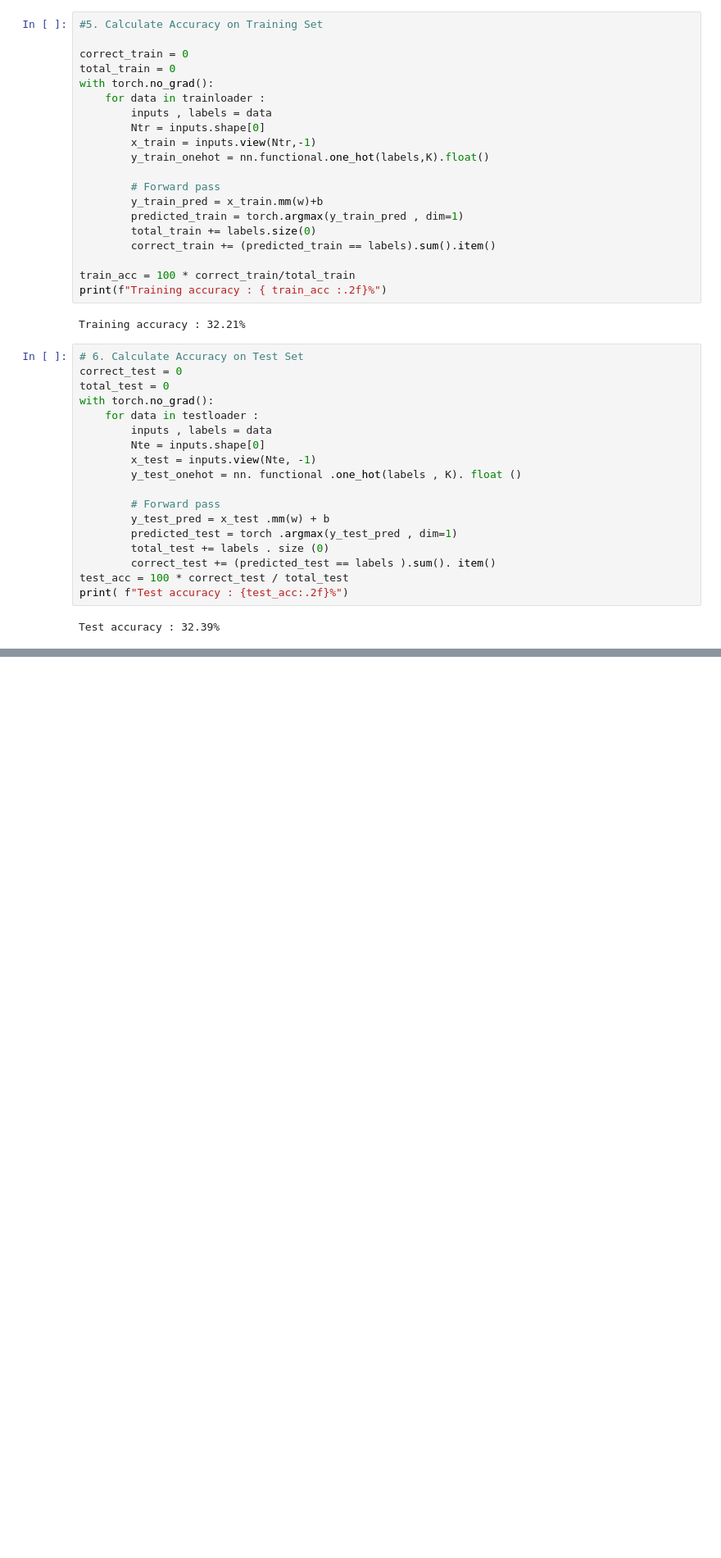
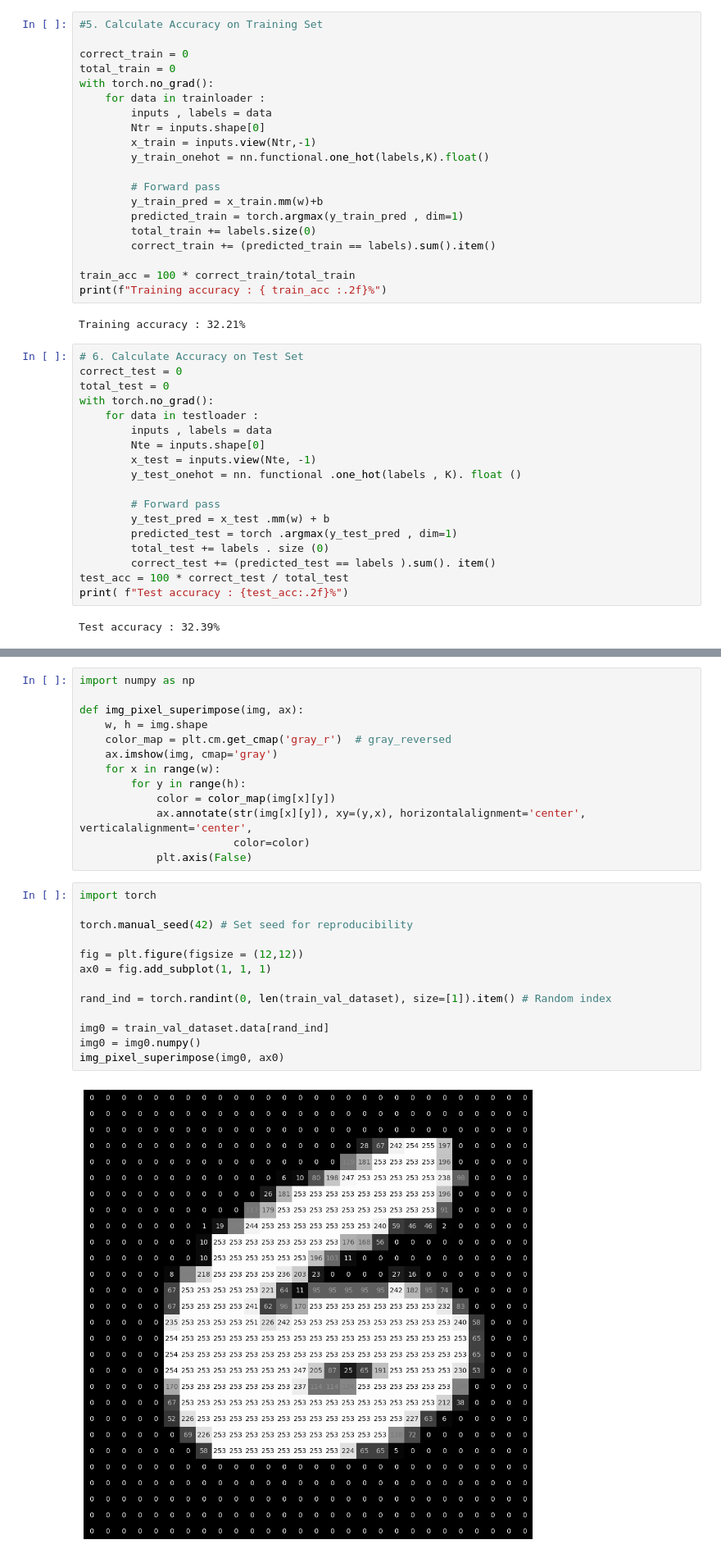
Before and after one commit to AnushkaSamaranayake/EN3160-Assignment-3-Neural-Networks, a Jupyter notebook: assignment3.ipynb, the cells around one changed output, grey strips where cells are left out. Shown at 82% size. Cells and saved outputs as stored; diff of their text form; blank space fills up the shorter version.

```diff
--- a/assignment3.ipynb
+++ b/assignment3.ipynb
@@ -441,0 +528,28 @@ Test accuracy : 32.39%
+# %%
+import numpy as np
+
+def img_pixel_superimpose(img, ax):
+    w, h = img.shape
+    color_map = plt.cm.get_cmap('gray_r')  # gray_reversed
+    ax.imshow(img, cmap='gray')
+    for x in range(w):
+        for y in range(h):
+            color = color_map(img[x][y])
+            ax.annotate(str(img[x][y]), xy=(y,x), horizontalalignment='center', verticalalignment='center',
+                        color=color)
+            plt.axis(False)
+# %%
+import torch
+
+torch.manual_seed(42) # Set seed for reproducibility
+
+fig = plt.figure(figsize = (12,12))
+ax0 = fig.add_subplot(1, 1, 1)
+
+rand_ind = torch.randint(0, len(train_val_dataset), size=[1]).item() # Random index
+
+img0 = train_val_dataset.data[rand_ind]
+img0 = img0.numpy()
+img_pixel_superimpose(img0, ax0)
+# %% [output]
+[figure, added]
```
Also changed, not shown: parts of 21 cells of this notebook, 10 other files.
